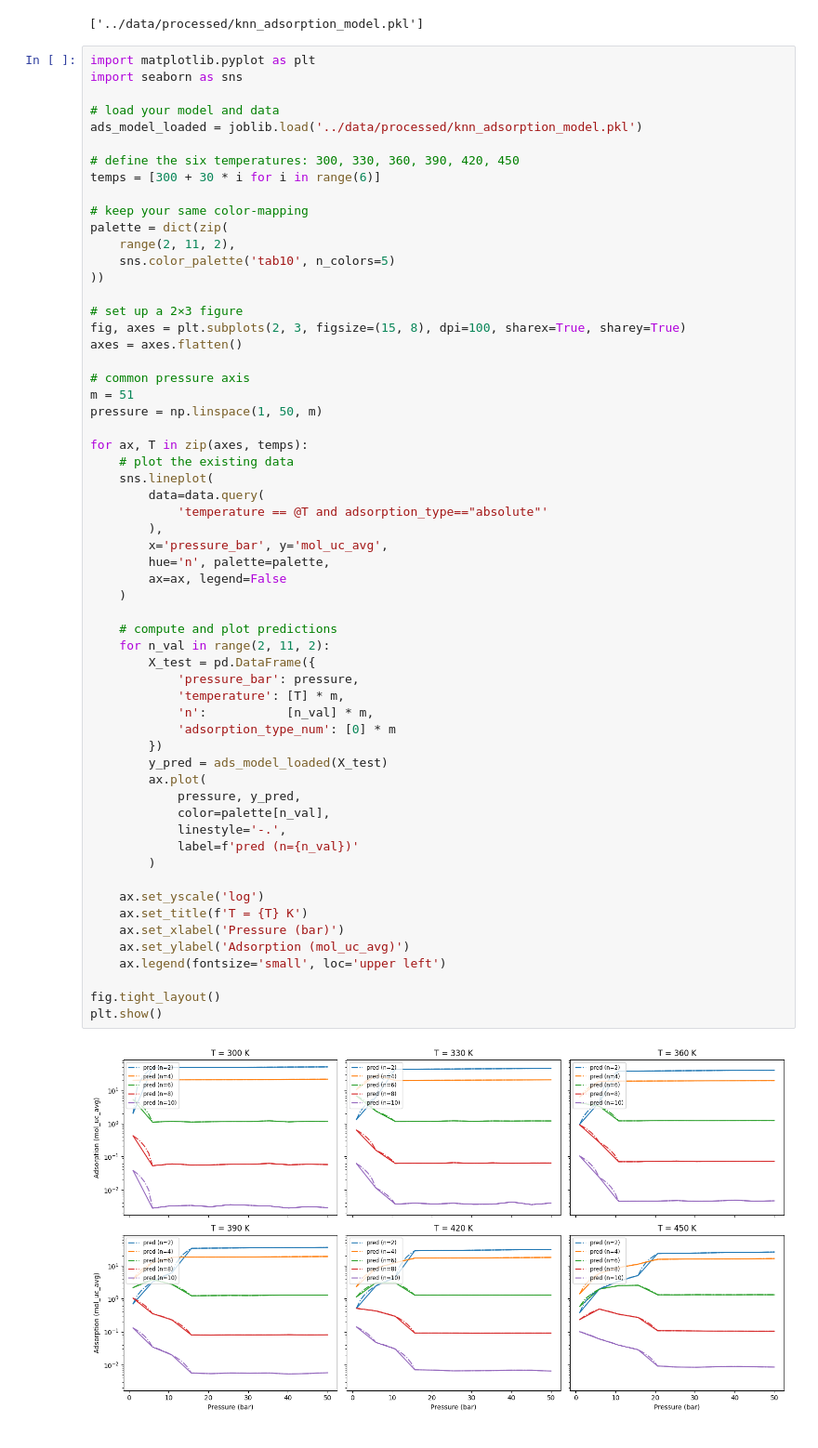
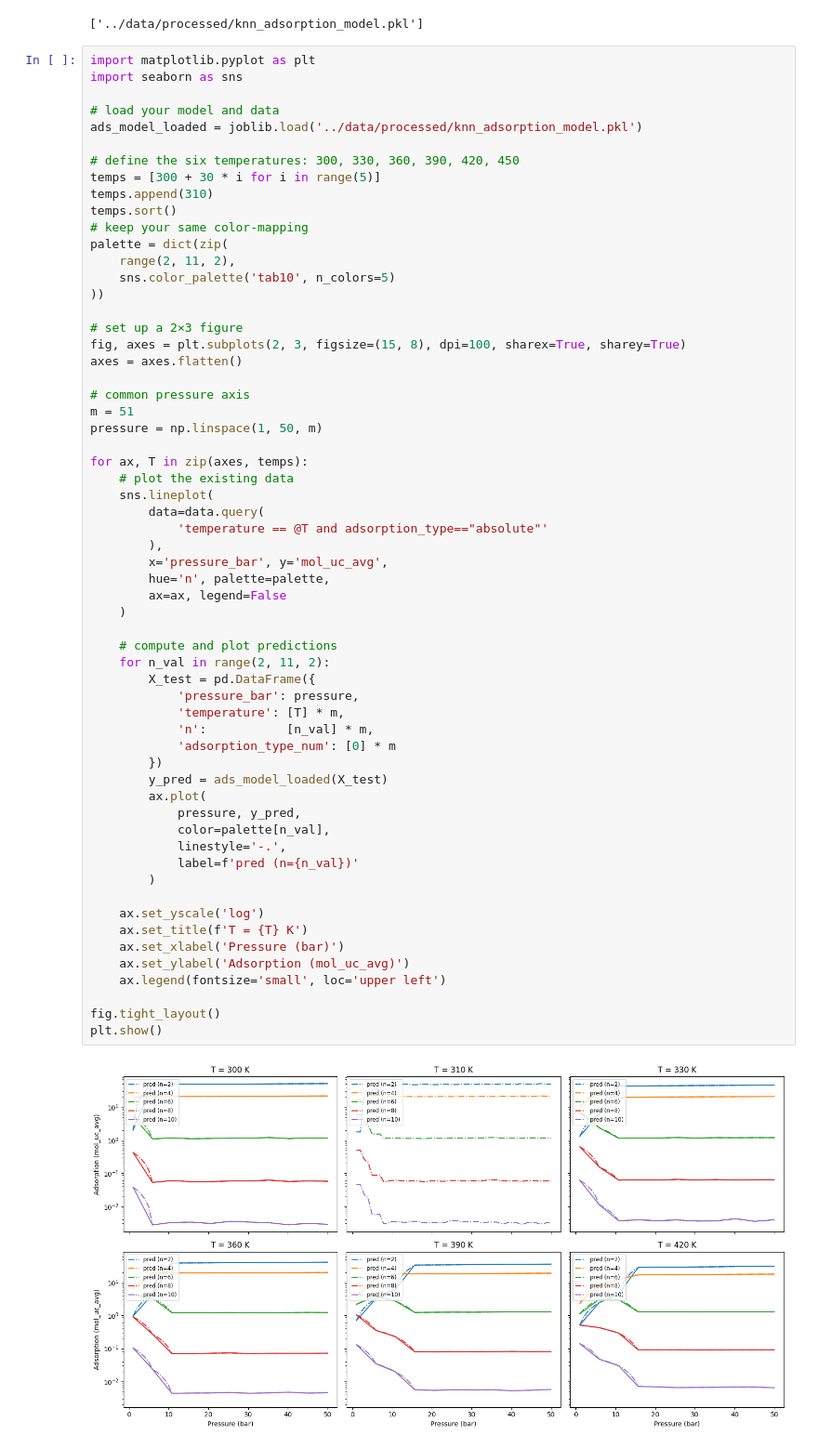
Before and after one commit to multiscale-modelling/kinetic_model, a Jupyter notebook: notebooks/adsorbtion_process_ml.ipynb, the cells around one changed output. Shown at 93% size. Drawn from its saved outputs; the diff is of its cells as text.

```diff
--- a/notebooks/adsorbtion_process_ml.ipynb
+++ b/notebooks/adsorbtion_process_ml.ipynb
@@ -71,8 +71,9 @@ import seaborn as sns
 ads_model_loaded = joblib.load('../data/processed/knn_adsorption_model.pkl')
 
 # define the six temperatures: 300, 330, 360, 390, 420, 450
-temps = [300 + 30 * i for i in range(6)]
-
+temps = [300 + 30 * i for i in range(5)]
+temps.append(310)
+temps.sort()
 # keep your same color‐mapping
 palette = dict(zip(
     range(2, 11, 2),
@@ -96,31 +97,31 @@ for ax, T in zip(axes, temps):
         x='pressure_bar', y='mol_uc_avg',
         hue='n', palette=palette,
         ax=ax, legend=False
     )
 
     # compute and plot predictions
     for n_val in range(2, 11, 2):
         X_test = pd.DataFrame({
             'pressure_bar': pressure,
             'temperature': [T] * m,
             'n':           [n_val] * m,
             'adsorption_type_num': [0] * m
         })
         y_pred = ads_model_loaded(X_test)
         ax.plot(
             pressure, y_pred,
             color=palette[n_val],
             linestyle='-.',
             label=f'pred (n={n_val})'
         )
 
     ax.set_yscale('log')
     ax.set_title(f'T = {T} K')
     ax.set_xlabel('Pressure (bar)')
     ax.set_ylabel('Adsorption (mol_uc_avg)')
     ax.legend(fontsize='small', loc='upper left')
 
 fig.tight_layout()
 plt.show()
 # %% [output]
-[figure, old version]
+[figure, new version]
```
Also changed, not shown: parts of 14 cells of this notebook, 5 other files.
